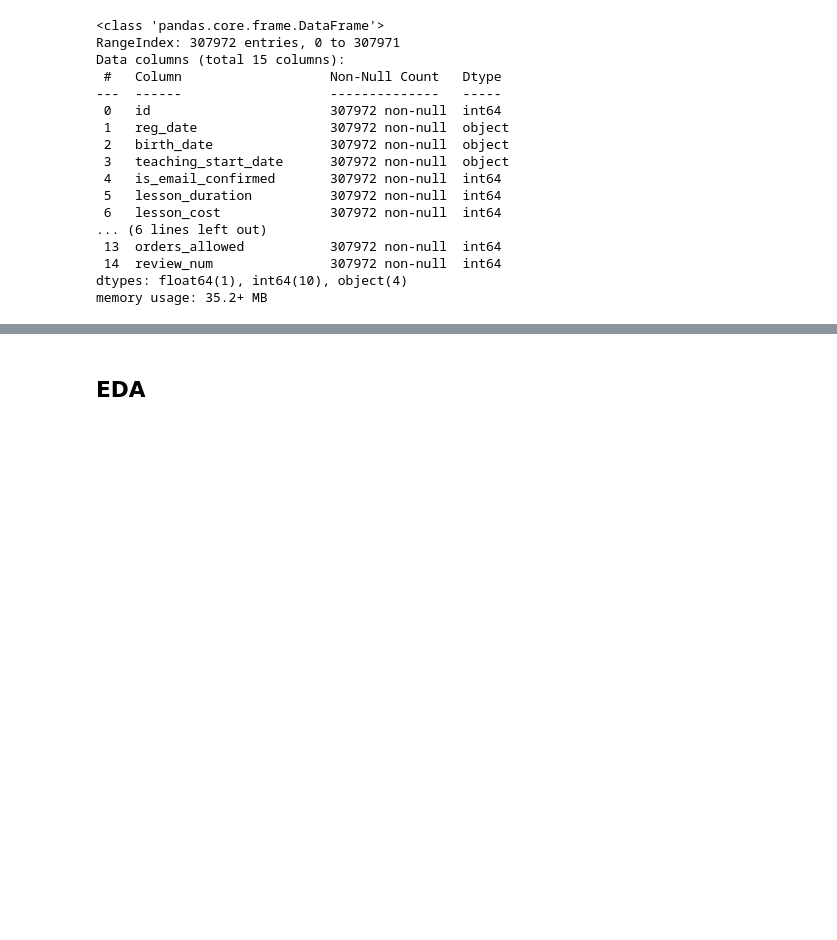
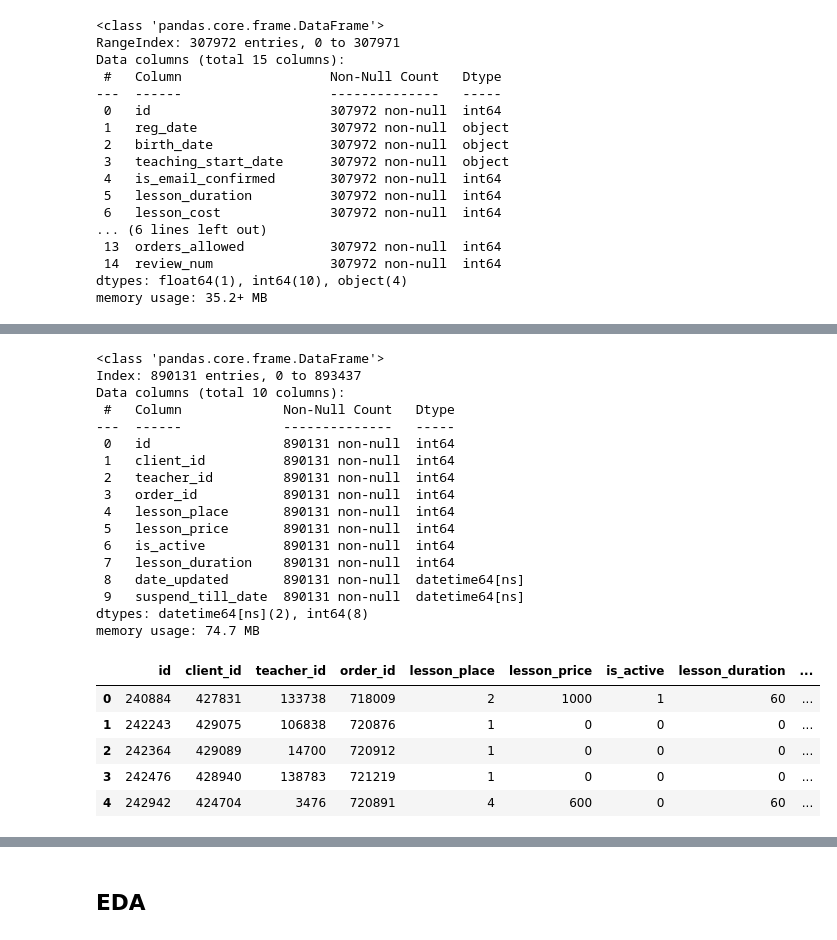
Before and after one commit to denis-42ds/identification_and_optimization_of_payments, a Jupyter notebook: payments_optimization.ipynb, the cells around one changed output, grey strips where cells are left out. Saved outputs shown, nothing was run; the diff lists cells and outputs as text; code cells hidden in the pictures; blank space fills up the shorter version.

Commit message:
begining of data preprocessing

```diff
--- a/payments_optimization.ipynb
+++ b/payments_optimization.ipynb
@@ -774,0 +797,31 @@ memory usage: 35.2+ MB
+# %%
+lesson_course = explorer_lesson_course.data_preprocessing(
+    dropnas=True,
+    date_features = ['date_updated', 'suspend_till_date'],
+    int_features = ['client_id', 'order_id'],
+    drop_features=None
+)
+# %% [output]
+<class 'pandas.core.frame.DataFrame'>
+Index: 890131 entries, 0 to 893437
+Data columns (total 10 columns):
+ #   Column             Non-Null Count   Dtype
+---  ------             --------------   -----
+ 0   id                 890131 non-null  int64
+ 1   client_id          890131 non-null  int64
+ 2   teacher_id         890131 non-null  int64
+ 3   order_id           890131 non-null  int64
+ 4   lesson_place       890131 non-null  int64
+ 5   lesson_price       890131 non-null  int64
+ 6   is_active          890131 non-null  int64
+ 7   lesson_duration    890131 non-null  int64
+ 8   date_updated       890131 non-null  datetime64[ns]
+ 9   suspend_till_date  890131 non-null  datetime64[ns]
+dtypes: datetime64[ns](2), int64(8)
+memory usage: 74.7 MB
+|  | id | client_id | teacher_id | order_id | lesson_place | lesson_price | is_active | lesson_duration | ... |
+| 0 | 240884 | 427831 | 133738 | 718009 | 2 | 1000 | 1 | 60 | ... |
+| 1 | 242243 | 429075 | 106838 | 720876 | 1 | 0 | 0 | 0 | ... |
+| 2 | 242364 | 429089 | 14700 | 720912 | 1 | 0 | 0 | 0 | ... |
+| 3 | 242476 | 428940 | 138783 | 721219 | 1 | 0 | 0 | 0 | ... |
+| 4 | 242942 | 424704 | 3476 | 720891 | 4 | 600 | 0 | 60 | ... |
```
Also changed, not shown: parts of 36 cells of this notebook, 2 other files.
